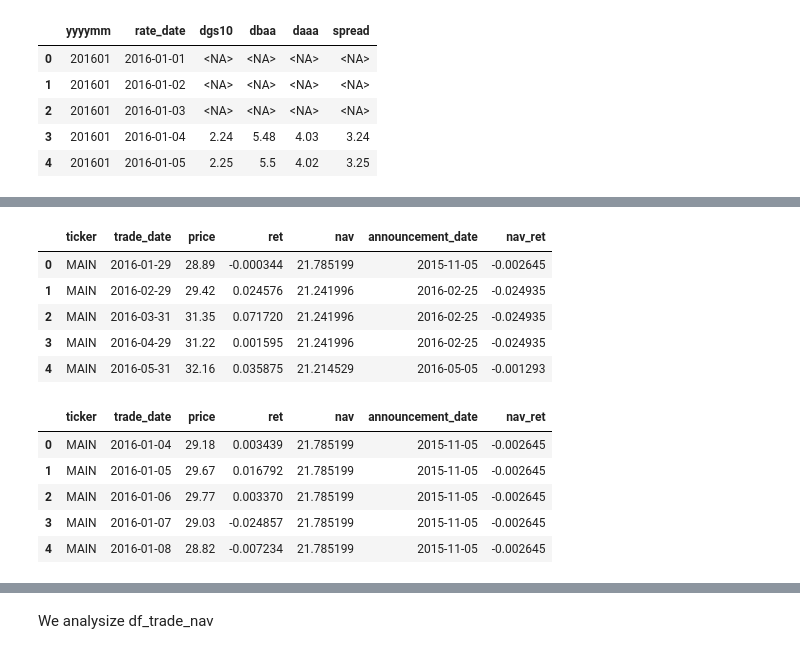
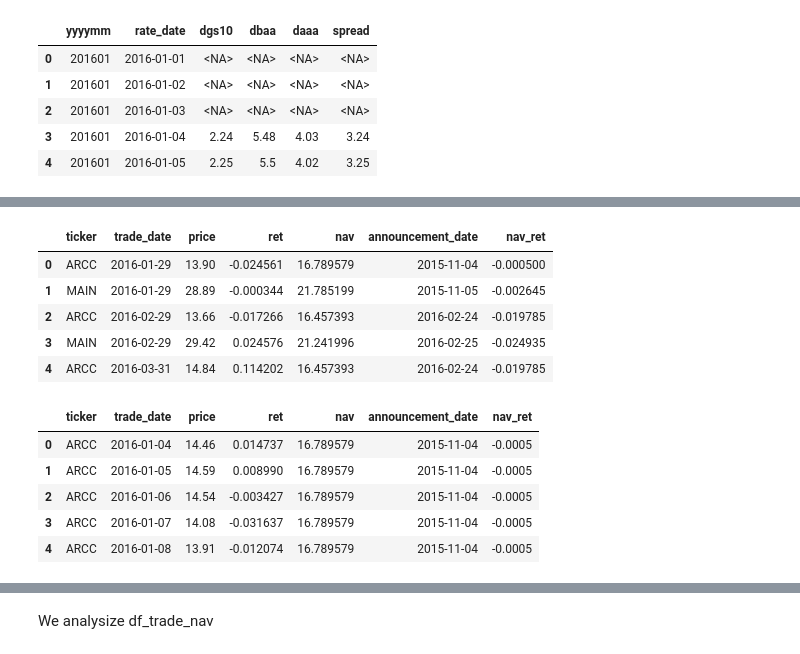
Before and after one commit to aj-zhimire/finance, a Jupyter notebook: 0_create_dataset_wrds.ipynb, the cells around one changed output, grey strips where cells are left out. Saved outputs shown, nothing was run; the diff lists cells and outputs as text; code cells hidden in the pictures.

Commit message:
work on rates

```diff
--- a/BDC Sensitivity.ipynb
+++ b/0_create_dataset_wrds.ipynb
@@ -156,13 +142,13 @@ df_rate_daily.head()
 | 3 | 201601 | 2016-01-04 | 2.24 | 5.48 | 4.03 | 3.24 |
 | 4 | 201601 | 2016-01-05 | 2.25 | 5.5 | 4.02 | 3.25 |
 # %%
-# df nav
+# 5. df nav (quarterly) calculate nav_ret
 
 query = """SELECT
 tic as ticker,
     gvkey,
     datadate,
-    rdq as announcement_date,
+    rdq,
     seqq,
     cshoq,
     (seqq / cshoq) AS nav
@@ -171,12 +157,11 @@ WHERE tic in  ('MAIN', 'ARCC')
 AND datadate >= '2015-06-01'
 ORDER BY datadate;"""
 
-df_nav =db.raw_sql(query)
+df_nav = db.raw_sql(query).copy()
+df_nav.loc[:,"nav_date"] = pd.to_datetime(df_nav["datadate"], errors="coerce")
+df_nav.loc[:,"announcement_date"] = pd.to_datetime(df_nav["rdq"], errors="coerce")
 
 # compute nav change
-
-# Convert date
-df_nav['announcement_date'] = pd.to_datetime(df_nav['announcement_date'])
 
 # --------------------------------------------------
 # 1) Sort properly (CRITICAL)
@@ -186,12 +171,12 @@ df_nav = df_nav.sort_values(['ticker', 'announcement_date'])
 # --------------------------------------------------
 # 2) Compute NAV pct change
 # --------------------------------------------------
-df_nav['nav_ret'] = df_nav.groupby('ticker')['nav'].pct_change()
+df_nav.loc[:, 'nav_ret'] = df_nav.groupby('ticker')['nav'].pct_change()
 
 # --------------------------------------------------
 # 3) Inspect
 # --------------------------------------------------
-df_nav[['ticker','announcement_date','nav','nav_ret']].head(15)
+df_nav[['ticker','announcement_date','nav','nav_ret']]
 
 df_nav.head()
 # %% [output]
@@ -224,9 +189,21 @@ See the caveats in the documentation: https://pandas.pydata.org/pandas-docs/stab
 # %%
 # convert date string to datetime
 
-df_trade_monthly['trade_date'] = pd.to_datetime(df_trade_monthly['trade_date'])
-df_trade_daily['trade_date'] = pd.to_datetime(df_trade_daily['trade_date'])
-df_nav['announcement_date'] = pd.to_datetime(df_nav['announcement_date'])
-df_rate['rate_date'] = pd.to_datetime(df_rate['rate_date'])
-df_rate_daily['rate_date'] = pd.to_datetime(df_rate_daily['rate_date'])
+df_trade_monthly.loc[:,'trade_date_1'] = pd.to_datetime(df_trade_monthly['trade_date'])
+df_trade_daily.loc[:,'trade_date_1'] = pd.to_datetime(df_trade_daily['trade_date'])
+df_nav.loc[:,'announcement_date_1'] = pd.to_datetime(df_nav['announcement_date'])
+df_rate.loc[:,'rate_date_1'] = pd.to_datetime(df_rate['rate_date'])
+df_rate_daily.loc[:,'rate_date_1'] = pd.to_datetime(df_rate_daily['rate_date'])
+
+df_trade_monthly = df_trade_monthly.drop(columns=["trade_date"]).rename(columns={"trade_date_1": "trade_date"})
+df_trade_daily = df_trade_daily.drop(columns=["trade_date"]).rename(columns={"trade_date_1": "trade_date"})
+df_nav = df_nav.drop(columns=["announcement_date"]).rename(columns={"announcement_date_1": "announcement_date"})
+df_rate = df_rate.drop(columns=["rate_date"]).rename(columns={"rate_date_1": "rate_date"})
+df_rate_daily = df_rate_daily.drop(columns=["rate_date"]).rename(columns={"rate_date_1": "rate_date"})
+
+df_trade_monthly.info()
+df_trade_daily.info()
+df_nav.info()
+df_rate.info()
+df_rate_daily.info()
 # %% [output]
@@ -250,5 +227,6 @@ See the caveats in the documentation: https://pandas.pydata.org/pandas-docs/stab
 # %%
 # df_trade_nav_monthly (not needed for now)
+# ******* NOTE : ASOF join uses the last known NAV until a new NAV is realized (announcement_date)*****
 
 query = """
 SELECT
@@ -272,38 +250,41 @@ df_trade_nav_monthly = dd.query(query).to_df()
 df_trade_nav_monthly.head()
 # %% [output]
 |  | ticker | trade_date | price | ret | nav | announcement_date | nav_ret |
-| 0 | MAIN | 2016-01-29 | 28.89 | -0.000344 | 21.785199 | 2015-11-05 | -0.002645 |
-| 1 | MAIN | 2016-02-29 | 29.42 | 0.024576 | 21.241996 | 2016-02-25 | -0.024935 |
-| 2 | MAIN | 2016-03-31 | 31.35 | 0.071720 | 21.241996 | 2016-02-25 | -0.024935 |
-| 3 | MAIN | 2016-04-29 | 31.22 | 0.001595 | 21.241996 | 2016-02-25 | -0.024935 |
-| 4 | MAIN | 2016-05-31 | 32.16 | 0.035875 | 21.214529 | 2016-05-05 | -0.001293 |
+| 0 | ARCC | 2016-01-29 | 13.90 | -0.024561 | 16.789579 | 2015-11-04 | -0.000500 |
+| 1 | MAIN | 2016-01-29 | 28.89 | -0.000344 | 21.785199 | 2015-11-05 | -0.002645 |
+| 2 | ARCC | 2016-02-29 | 13.66 | -0.017266 | 16.457393 | 2016-02-24 | -0.019785 |
+| 3 | MAIN | 2016-02-29 | 29.42 | 0.024576 | 21.241996 | 2016-02-25 | -0.024935 |
+| 4 | ARCC | 2016-03-31 | 14.84 | 0.114202 | 16.457393 | 2016-02-24 | -0.019785 |
 # %%
-# df_trade_nav_daily (not needed for now)
+# df_trade_nav_daily
+
 
 query = """
 SELECT
     dt.ticker,
     dt.trade_date,
     dt.price,
     dt.ret,
     dn.nav ,
     dn.announcement_date,
     dn.nav_ret
 FROM df_trade_daily dt
 ASOF JOIN df_nav dn
     ON UPPER(dt.ticker) = UPPER(dn.ticker)
    AND dt.trade_date >= dn.announcement_date
 where extract(year from dt.trade_date) >= 2016
-ORDER BY dt.trade_date
+ORDER BY dt.ticker, dt.trade_date
 """
 
+
 df_trade_nav_daily=dd.query(query).to_df()
+
 df_trade_nav_daily.head()
 # %% [output]
 |  | ticker | trade_date | price | ret | nav | announcement_date | nav_ret |
-| 0 | MAIN | 2016-01-04 | 29.18 | 0.003439 | 21.785199 | 2015-11-05 | -0.002645 |
-| 1 | MAIN | 2016-01-05 | 29.67 | 0.016792 | 21.785199 | 2015-11-05 | -0.002645 |
-| 2 | MAIN | 2016-01-06 | 29.77 | 0.003370 | 21.785199 | 2015-11-05 | -0.002645 |
-| 3 | MAIN | 2016-01-07 | 29.03 | -0.024857 | 21.785199 | 2015-11-05 | -0.002645 |
-| 4 | MAIN | 2016-01-08 | 28.82 | -0.007234 | 21.785199 | 2015-11-05 | -0.002645 |
+| 0 | ARCC | 2016-01-04 | 14.46 | 0.014737 | 16.789579 | 2015-11-04 | -0.0005 |
+| 1 | ARCC | 2016-01-05 | 14.59 | 0.008990 | 16.789579 | 2015-11-04 | -0.0005 |
+| 2 | ARCC | 2016-01-06 | 14.54 | -0.003427 | 16.789579 | 2015-11-04 | -0.0005 |
+| 3 | ARCC | 2016-01-07 | 14.08 | -0.031637 | 16.789579 | 2015-11-04 | -0.0005 |
+| 4 | ARCC | 2016-01-08 | 13.91 | -0.012074 | 16.789579 | 2015-11-04 | -0.0005 |
 # %%
```
Also changed, not shown: parts of 18 cells of this notebook, 13 other files.
